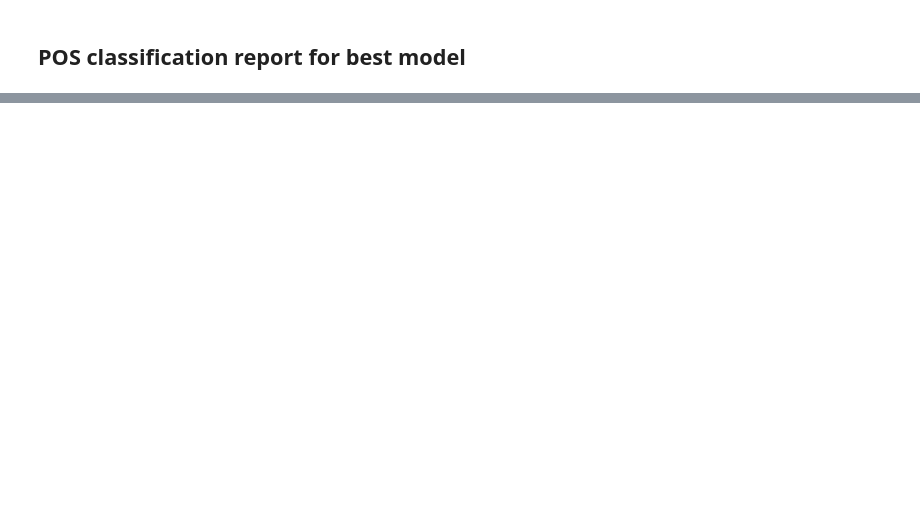
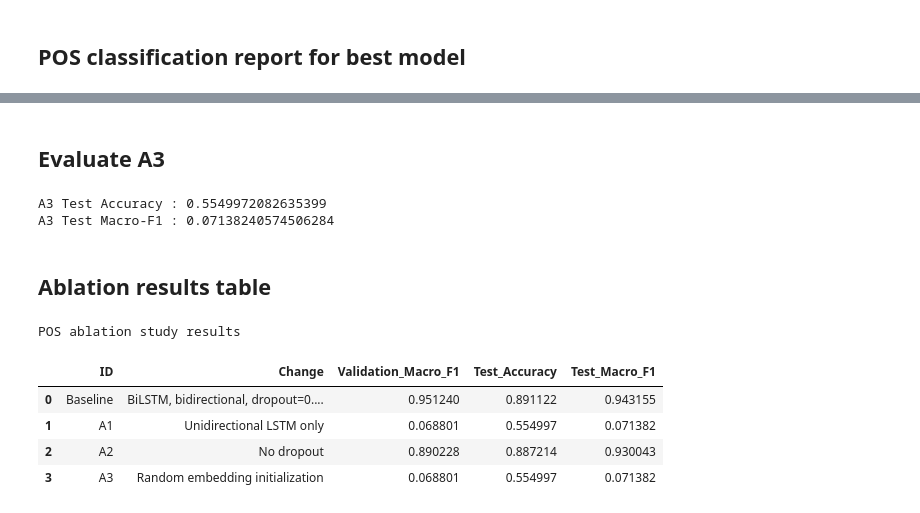
Before and after one commit to Sameer-Khan08/NLP-Assignment-2, a Jupyter notebook: Sequence Labeling POS Tagging & NER/Sequence Labeling.ipynb, the cells around one changed output, grey strips where cells are left out. Drawn from its saved outputs; the diff is of its cells as text; code cells hidden in the pictures; blank space fills up the shorter version.

```diff
--- a/Sequence Labeling POS Tagging & NER/Sequence Labeling.ipynb
+++ b/Sequence Labeling POS Tagging & NER/Sequence Labeling.ipynb
@@ -807,0 +1222,10 @@ weighted avg       0.95      0.89      0.90      1791
+# %%
+a2_pos_test = evaluate_sequence_tagger(
+    model=a2_pos_result["model"],
+    dataloader=pos_test_loader,
+    device=DEVICE,
+    idx2label=idx2pos
+)
+
+print("A2 Test Accuracy :", a2_pos_test["accuracy"])
+print("A2 Test Macro-F1 :", a2_pos_test["macro_f1"])
@@ -807,0 +1282,58 @@ weighted avg       0.95      0.89      0.90      1791
+# %% [markdown]
+## Evaluate A3
+# %%
+a3_pos_test = evaluate_sequence_tagger(
+    model=a3_pos_result["model"],
+    dataloader=pos_test_loader,
+    device=DEVICE,
+    idx2label=idx2pos
+)
+
+print("A3 Test Accuracy :", a3_pos_test["accuracy"])
+print("A3 Test Macro-F1 :", a3_pos_test["macro_f1"])
+# %% [output]
+A3 Test Accuracy : 0.5549972082635399
+A3 Test Macro-F1 : 0.07138240574506284
+# %% [markdown]
+## Ablation results table
+# %%
+ablation_df = pd.DataFrame([
+    {
+        "ID": "Baseline",
+        "Change": "BiLSTM, bidirectional, dropout=0.5, pretrained fine-tuned embeddings",
+        "Validation_Macro_F1": baseline_pos_result["best_val_f1"],
+        "Test_Accuracy": baseline_pos_test["accuracy"],
+        "Test_Macro_F1": baseline_pos_test["macro_f1"],
+    },
+    {
+        "ID": "A1",
+        "Change": "Unidirectional LSTM only",
+        "Validation_Macro_F1": a1_pos_result["best_val_f1"],
+        "Test_Accuracy": a1_pos_test["accuracy"],
+        "Test_Macro_F1": a1_pos_test["macro_f1"],
+    },
+    {
+        "ID": "A2",
+        "Change": "No dropout",
+        "Validation_Macro_F1": a2_pos_result["best_val_f1"],
+        "Test_Accuracy": a2_pos_test["accuracy"],
+        "Test_Macro_F1": a2_pos_test["macro_f1"],
+    },
+    {
+        "ID": "A3",
+        "Change": "Random embedding initialization",
+        "Validation_Macro_F1": a3_pos_result["best_val_f1"],
+        "Test_Accuracy": a3_pos_test["accuracy"],
+        "Test_Macro_F1": a3_pos_test["macro_f1"],
+    },
+])
+
+print("POS ablation study results")
+display(ablation_df)
+# %% [output]
+POS ablation study results
+|  | ID | Change | Validation_Macro_F1 | Test_Accuracy | Test_Macro_F1 |
+| 0 | Baseline | BiLSTM, bidirectional, dropout=0.... | 0.951240 | 0.891122 | 0.943155 |
+| 1 | A1 | Unidirectional LSTM only | 0.068801 | 0.554997 | 0.071382 |
+| 2 | A2 | No dropout | 0.890228 | 0.887214 | 0.930043 |
+| 3 | A3 | Random embedding initialization | 0.068801 | 0.554997 | 0.071382 |
```
Also changed, not shown: parts of 67 cells of this notebook, 7 other files.
